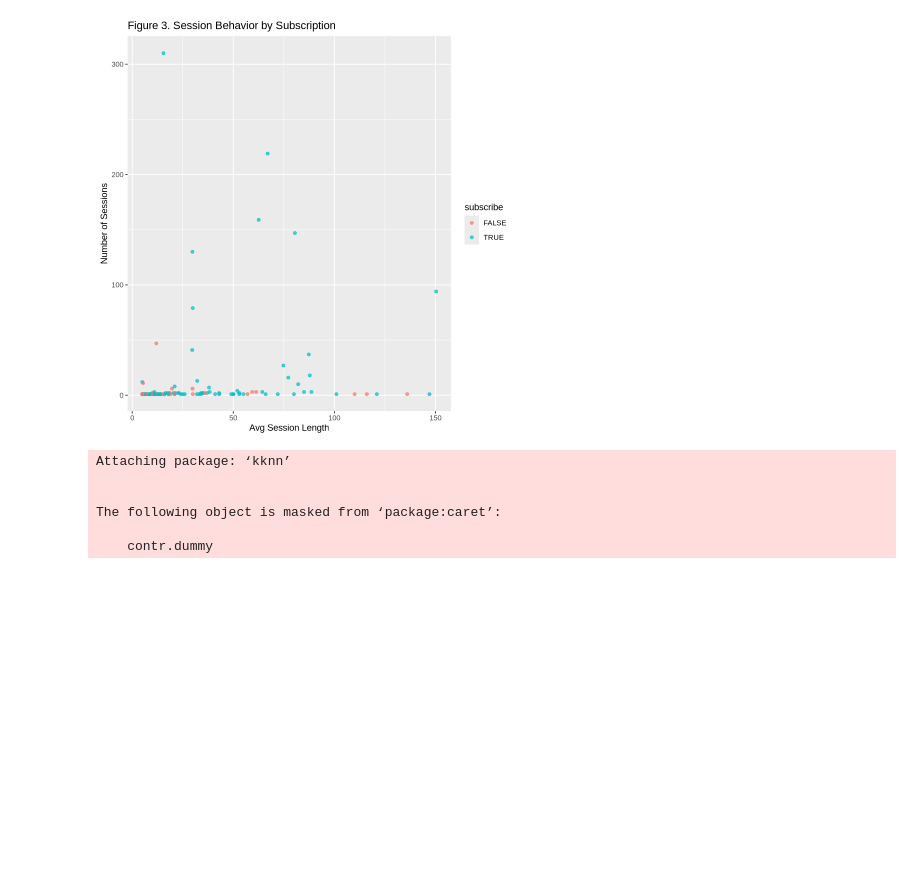
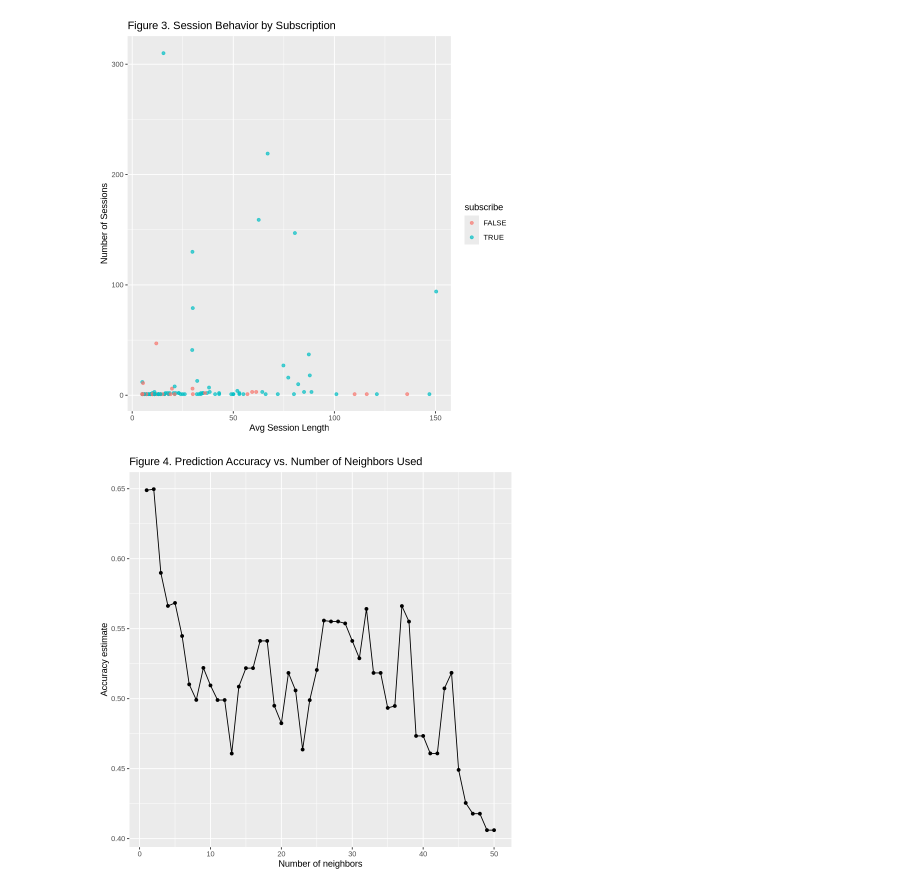
Before and after one commit to ryanraen/dsci-100-term-project, a Jupyter notebook: DSCI Final Project Report.ipynb, the cells around one changed output. Saved outputs shown, nothing was run; the diff lists cells and outputs as text; code cells hidden in the pictures; blank space fills up the shorter version.

```diff
--- a/DSCI Final Project Report.ipynb
+++ b/DSCI Final Project Report.ipynb
@@ -315,35 +316,52 @@ merged_data <- players_clean |>
 # %%
 library(repr)
 library(tidyverse)
 library(tidymodels)
+library(themis)
 options(repr.matrix.max.rows = 10)
 
 # Create recipe
 knn_recipe <- recipe(subscribe ~ avg_session_length + num_sessions, data = merged_data) |>
-  step_normalize(all_predictors())
+  step_scale(all_predictors()) |>
+  step_center(all_predictors()) |>
+  step_upsample(subscribe, over_ratio = 1, skip = TRUE)
 
 # Create training/testing split
 set.seed(123)
 split <- initial_split(merged_data, prop = 0.7, strata = subscribe)
 train_data <- training(split)
 test_data <- testing(split)
 
 # Define K-NN model
-knn_model <- nearest_neighbor(neighbors = 5, weight_func = "rectangular") |>
+knn_model <- nearest_neighbor(weight_func = "rectangular", neighbors = tune()) |>
   set_engine("kknn") |>
   set_mode("classification")
 
 # Workflow
 knn_workflow <- workflow() |>
   add_model(knn_model) |>
   add_recipe(knn_recipe)
 
-# Fit model
-knn_fit <- fit(knn_workflow, data = train_data)
+# Test K values 1-50
+k_vals <- tibble(neighbors = seq(from = 1, to = 50, by = 1))
+
+# Apply 5 vfold cross validation
+data_vfold <- vfold_cv(train_data, v = 5, strata = subscribe)
+
+k_metrics <- knn_workflow |>
+  tune_grid(resamples = data_vfold, grid = k_vals) |>
+  collect_metrics()
+
+# Isolate accuracies for each K value
+accuracies <- k_metrics |>
+  filter(.metric == "accuracy")
+
+# Visualize prediction accuracy and number of neighbors
+best_k_vis <- ggplot(accuracies, aes(x = neighbors, y = mean)) +
+  geom_point() +
+  geom_line() +
+  labs(title = "Figure 4. Prediction Accuracy vs. Number of Neighbors Used", x = "Number of neighbors", y = "Accuracy estimate")
+
+best_k_vis
 # %% [output]
-Attaching package: ‘kknn’
-
-
-The following object is masked from ‘package:caret’:
-
-    contr.dummy
+[figure, added]
```
Also changed, not shown: parts of 4 cells of this notebook.
